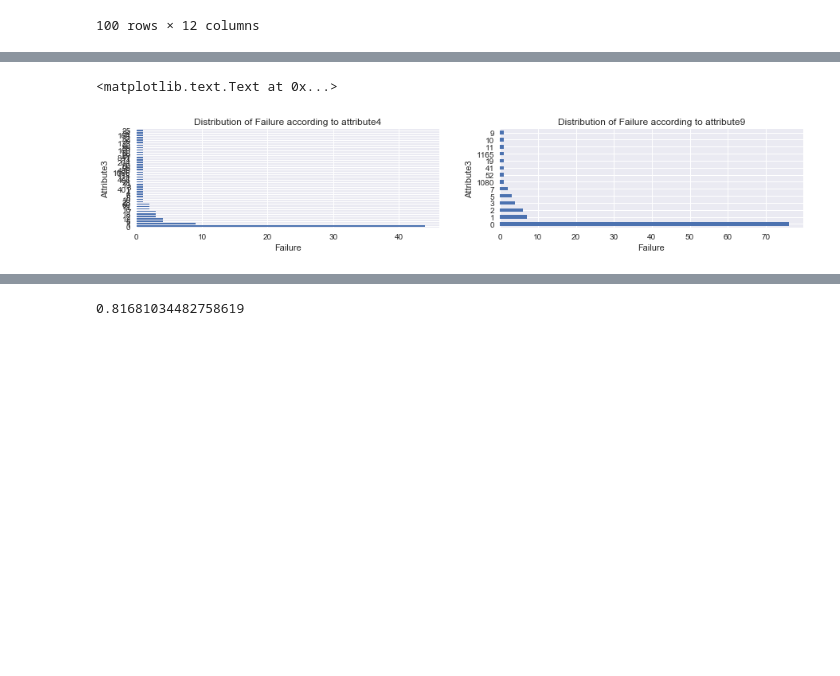
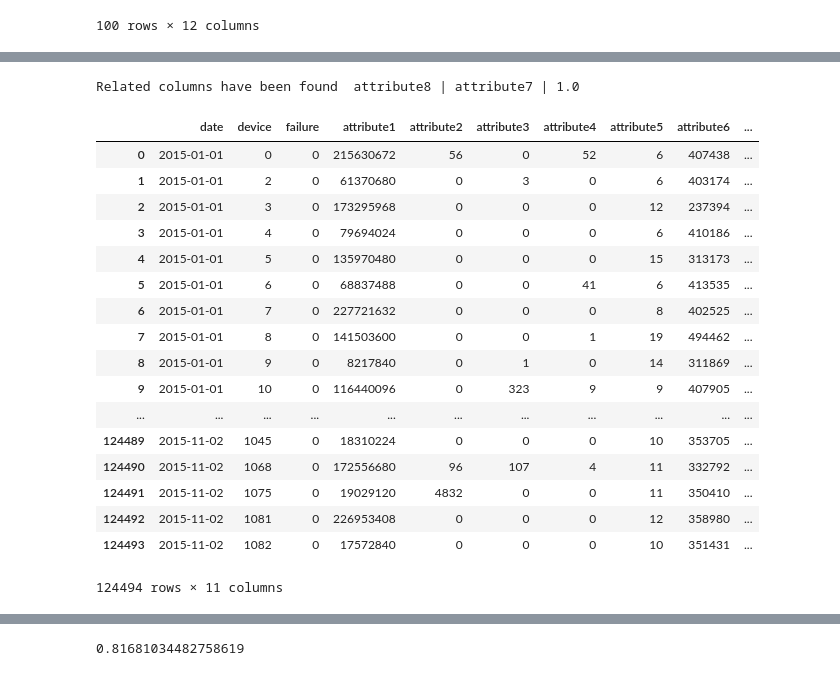
Before and after one commit to luisbazo/DataScientistLuisBazoGarcia, a Jupyter notebook: ClassificationModeling.ipynb, the cells around one changed output, grey strips where cells are left out. Drawn from its saved outputs; the diff is of its cells as text; code cells hidden in the pictures; blank space fills up the shorter version.

```diff
--- a/ClassificationModeling.ipynb
+++ b/ClassificationModeling.ipynb
@@ -166,16 +139,58 @@ plt.ylabel("Attribute9")
-# %%
-fig = plt.figure(figsize = (15,5))
-plt.subplot2grid((2,2),(0,0))
-Failure.attribute4.value_counts().plot(kind='barh')
-plt.title("Distribution of Failure according to attribute4")
-plt.xlabel("Failure")
-plt.ylabel("Attribute3")
-
-plt.subplot2grid((2,2),(0,1))
-Failure.attribute9.value_counts().plot(kind='barh')
-plt.title("Distribution of Failure according to attribute9")
-plt.xlabel("Failure")
-plt.ylabel("Attribute3")
-# %% [output]
-<matplotlib.text.Text at 0x...>
-[figure, removed]
+# %%
+def corr_df(x, corr_val):
+    '''
+    Obj: Drops features that are strongly correlated to other features.
+          This lowers model complexity, and aids in generalizing the model.
+    Inputs:
+          df: features df (x)
+          corr_val: Columns are dropped relative to the corr_val input (e.g. 0.8)
+    Output: df that only includes uncorrelated features
+    '''
+
+    # Creates Correlation Matrix and Instantiates
+    corr_matrix = x.corr()
+    iters = range(len(corr_matrix.columns))
+    drop_cols = []
+
+    # Iterates through Correlation Matrix Table to find correlated columns
+    for i in iters:
+        for j in range(i):
+            item = corr_matrix.iloc[j:(j+1), (i):(i+1)]
+            col = item.columns
+            row = item.index
+            val = item.values
+            if val >= corr_val:
+                # Prints the correlated feature set and the corr val
+                print("Related columns have been found " , col.values[0], "|", row.values[0], "|", round(val[0][0], 2))
+                drop_cols.append(col.values[0])
+
+
+    # Drops the correlated columns
+    df = x.drop(drop_cols, axis=1)
+    return df
+
+data = corr_df (data,0.8)
+data
+#Corr = data[data.columns].corr()
+#sns.heatmap(Corr,annot=True)
+#attrute 9 and 3 seem to have a good co-relation though not high enough
+# %% [output]
+Related columns have been found  attribute8 | attribute7 | 1.0
+|  | date | device | failure | attribute1 | attribute2 | attribute3 | attribute4 | attribute5 | attribute6 | ... |
+| 0 | 2015-01-01 | 0 | 0 | 215630672 | 56 | 0 | 52 | 6 | 407438 | ... |
+| 1 | 2015-01-01 | 2 | 0 | 61370680 | 0 | 3 | 0 | 6 | 403174 | ... |
+| 2 | 2015-01-01 | 3 | 0 | 173295968 | 0 | 0 | 0 | 12 | 237394 | ... |
+| 3 | 2015-01-01 | 4 | 0 | 79694024 | 0 | 0 | 0 | 6 | 410186 | ... |
+| 4 | 2015-01-01 | 5 | 0 | 135970480 | 0 | 0 | 0 | 15 | 313173 | ... |
+| 5 | 2015-01-01 | 6 | 0 | 68837488 | 0 | 0 | 41 | 6 | 413535 | ... |
+| 6 | 2015-01-01 | 7 | 0 | 227721632 | 0 | 0 | 0 | 8 | 402525 | ... |
+| 7 | 2015-01-01 | 8 | 0 | 141503600 | 0 | 0 | 1 | 19 | 494462 | ... |
+| 8 | 2015-01-01 | 9 | 0 | 8217840 | 0 | 1 | 0 | 14 | 311869 | ... |
+| 9 | 2015-01-01 | 10 | 0 | 116440096 | 0 | 323 | 9 | 9 | 407905 | ... |
+| ... | ... | ... | ... | ... | ... | ... | ... | ... | ... | ... |
+| 124489 | 2015-11-02 | 1045 | 0 | 18310224 | 0 | 0 | 0 | 10 | 353705 | ... |
+| 124490 | 2015-11-02 | 1068 | 0 | 172556680 | 96 | 107 | 4 | 11 | 332792 | ... |
+| 124491 | 2015-11-02 | 1075 | 0 | 19029120 | 4832 | 0 | 0 | 11 | 350410 | ... |
+| 124492 | 2015-11-02 | 1081 | 0 | 226953408 | 0 | 0 | 0 | 12 | 358980 | ... |
+| 124493 | 2015-11-02 | 1082 | 0 | 17572840 | 0 | 0 | 0 | 10 | 351431 | ... |
+124494 rows × 11 columns
```
Also changed, not shown: parts of 24 cells of this notebook, 1 other file.
